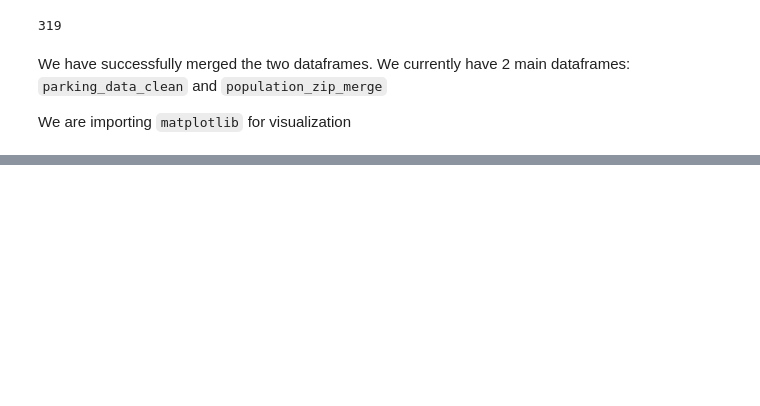
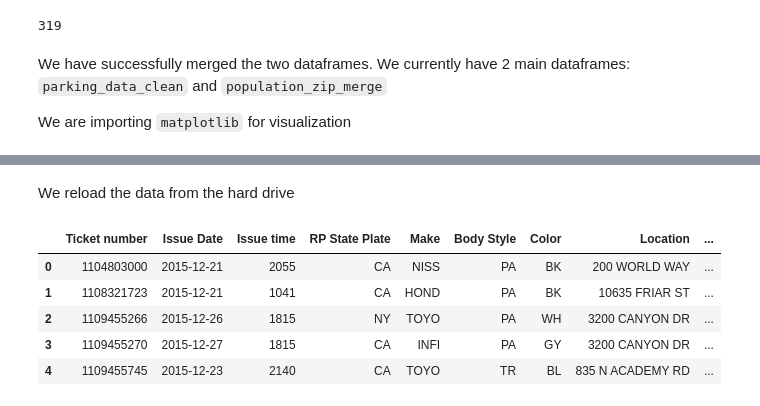
Before and after one commit to simawn/COMP499-Parking-Data-Analytics, a Jupyter notebook: Parking Data Analytics.ipynb, the cells around one changed output, grey strips where cells are left out. Cells and saved outputs as stored; diff of their text form; code cells hidden in the pictures; blank space fills up the shorter version.

```diff
--- a/Parking Data Analytics.ipynb
+++ b/Parking Data Analytics.ipynb
@@ -561,0 +588,13 @@ add_basemap(ax, zoom=10)
+# %% [markdown]
+We reload the data from the hard drive
+# %%
+parking_data_clean = pd.read_csv('data/parking_data_clean_with_zip.csv')
+parking_data_clean = parking_data_clean.drop(columns='Unnamed: 0') # There was an issue with the original index
+parking_data_clean.head()
+# %% [output]
+|  | Ticket number | Issue Date | Issue time | RP State Plate | Make | Body Style | Color | Location | ... |
+| 0 | 1104803000 | 2015-12-21 | 2055 | CA | NISS | PA | BK | 200 WORLD WAY | ... |
+| 1 | 1108321723 | 2015-12-21 | 1041 | CA | HOND | PA | BK | 10635 FRIAR ST | ... |
+| 2 | 1109455266 | 2015-12-26 | 1815 | NY | TOYO | PA | WH | 3200 CANYON DR | ... |
+| 3 | 1109455270 | 2015-12-27 | 1815 | CA | INFI | PA | GY | 3200 CANYON DR | ... |
+| 4 | 1109455745 | 2015-12-23 | 2140 | CA | TOYO | TR | BL | 835 N ACADEMY RD | ... |
```
Also changed, not shown: parts of 31 cells of this notebook, 1 other file.
